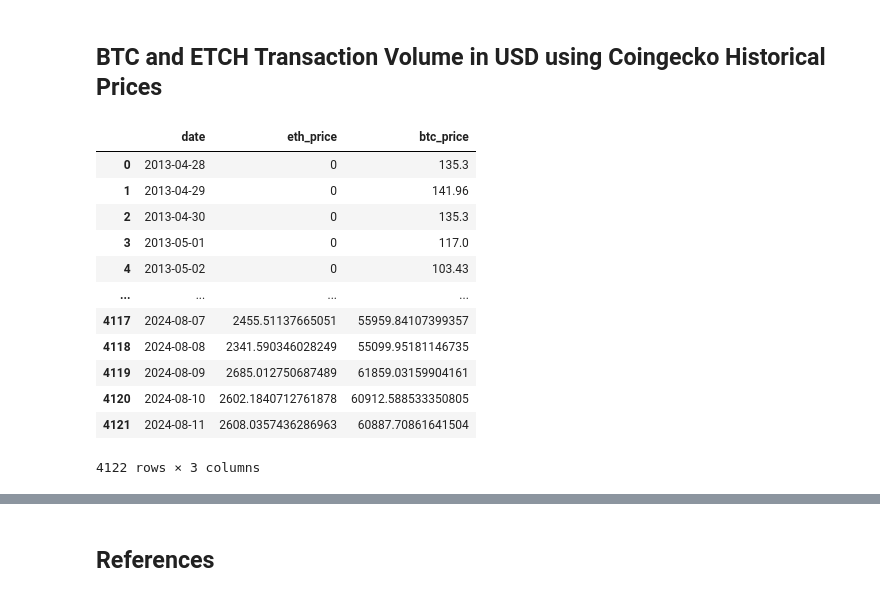
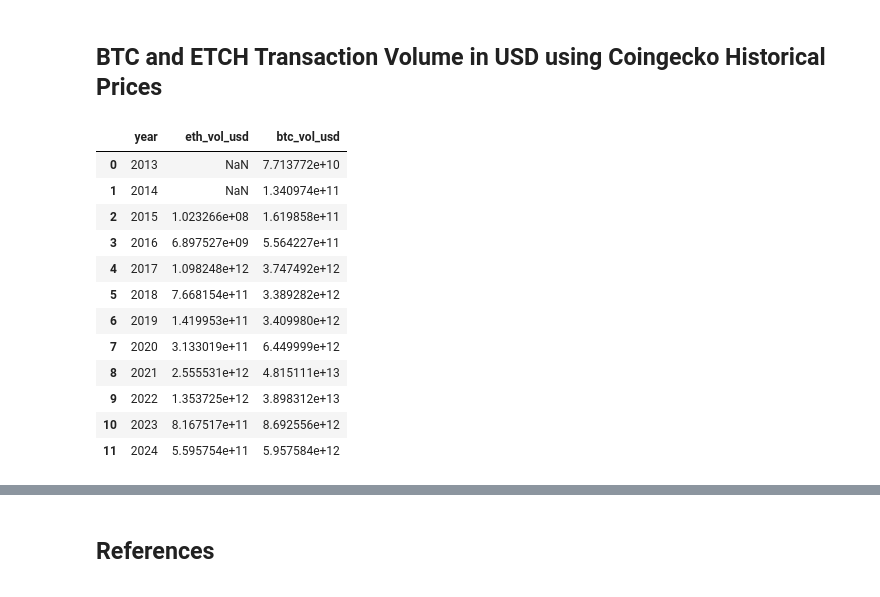
Before and after one commit to vsitucal-personal/bdcc_lab, a Jupyter notebook: BDCC_Lab.ipynb, the cells around one changed output, grey strips where cells are left out. Drawn from its saved outputs; the diff is of its cells as text; code cells hidden in the pictures.

```diff
--- a/BDCC_Lab.ipynb
+++ b/BDCC_Lab.ipynb
@@ -445,38 +468,75 @@ btc_prices.createOrReplaceTempView("btc_prices")
 # %%
 volume = spark.sql("""
 WITH eth_prices_ AS (
     SELECT
         TO_DATE(snapped_at) as date,
         price as eth_price
     FROM eth_prices
 ), btc_prices_ AS (
     SELECT
         TO_DATE(snapped_at) as date,
         price as btc_price
     FROM Btc_prices
 ), combined_prices as (
 SELECT
     COALESCE(b.date, e.date) as date,
     e.eth_price,
     b.btc_price
 FROM btc_prices_ b
 LEFT JOIN eth_prices_ e
     ON b.date = e.date
+), daily_amt_eth AS (
+    SELECT
+        TO_DATE(date) AS date,
+        sum(value/1E18) AS amt
+    FROM df_eth_trans
+    GROUP BY date
+), daily_amt_btc AS (
+    SELECT
+        TO_DATE(date) AS date,
+        sum(input_value) AS amt
+    FROM df_btc_trans
+    GROUP BY date
+), A as (
+    select
+        YEAR(coalesce(a.date, b.date)) AS year,
+        SUM(a.amt * b.eth_price) as volume
+    from daily_amt_eth a
+    JOIN eth_prices_ b
+        ON a.date = b.date
+    GROUP BY year
+    ORDER BY year
+), B as (
+        select
+        YEAR(coalesce(a.date, b.date)) AS year,
+        SUM(a.amt * b.btc_price) as volume
+    from daily_amt_btc a
+    JOIN btc_prices_ b
+        ON a.date = b.date
+    GROUP BY year
+    ORDER BY year
 )
-SELECT * FROM combined_prices
+SELECT
+    b.year,
+    a.volume as eth_vol_usd,
+    b.volume as btc_vol_usd
+FROM A a
+FULL OUTER JOIN B b
+    ON a.year = b.year
+ORDER BY year
 """).toPandas().fillna(0)
 volume
 # %% [output]
-|  | date | eth_price | btc_price |
-| 0 | 2013-04-28 | 0 | 135.3 |
-| 1 | 2013-04-29 | 0 | 141.96 |
-| 2 | 2013-04-30 | 0 | 135.3 |
-| 3 | 2013-05-01 | 0 | 117.0 |
-| 4 | 2013-05-02 | 0 | 103.43 |
-| ... | ... | ... | ... |
-| 4117 | 2024-08-07 | 2455.51137665051 | 55959.84107399357 |
-| 4118 | 2024-08-08 | 2341.590346028249 | 55099.95181146735 |
-| 4119 | 2024-08-09 | 2685.012750687489 | 61859.03159904161 |
-| 4120 | 2024-08-10 | 2602.1840712761878 | 60912.588533350805 |
-| 4121 | 2024-08-11 | 2608.0357436286963 | 60887.70861641504 |
+|  | year | eth_vol_usd | btc_vol_usd |
+| 0 | 2013 | NaN | 7.713772e+10 |
+| 1 | 2014 | NaN | 1.340974e+11 |
+| 2 | 2015 | 1.023266e+08 | 1.619858e+11 |
+| 3 | 2016 | 6.897527e+09 | 5.564227e+11 |
+| 4 | 2017 | 1.098248e+12 | 3.747492e+12 |
+| 5 | 2018 | 7.668154e+11 | 3.389282e+12 |
+| 6 | 2019 | 1.419953e+11 | 3.409980e+12 |
+| 7 | 2020 | 3.133019e+11 | 6.449999e+12 |
+| 8 | 2021 | 2.555531e+12 | 4.815111e+13 |
+| 9 | 2022 | 1.353725e+12 | 3.898312e+13 |
+| 10 | 2023 | 8.167517e+11 | 8.692556e+12 |
+| 11 | 2024 | 5.595754e+11 | 5.957584e+12 |
-4122 rows × 3 columns
```
Also changed, not shown: parts of 12 cells of this notebook.
